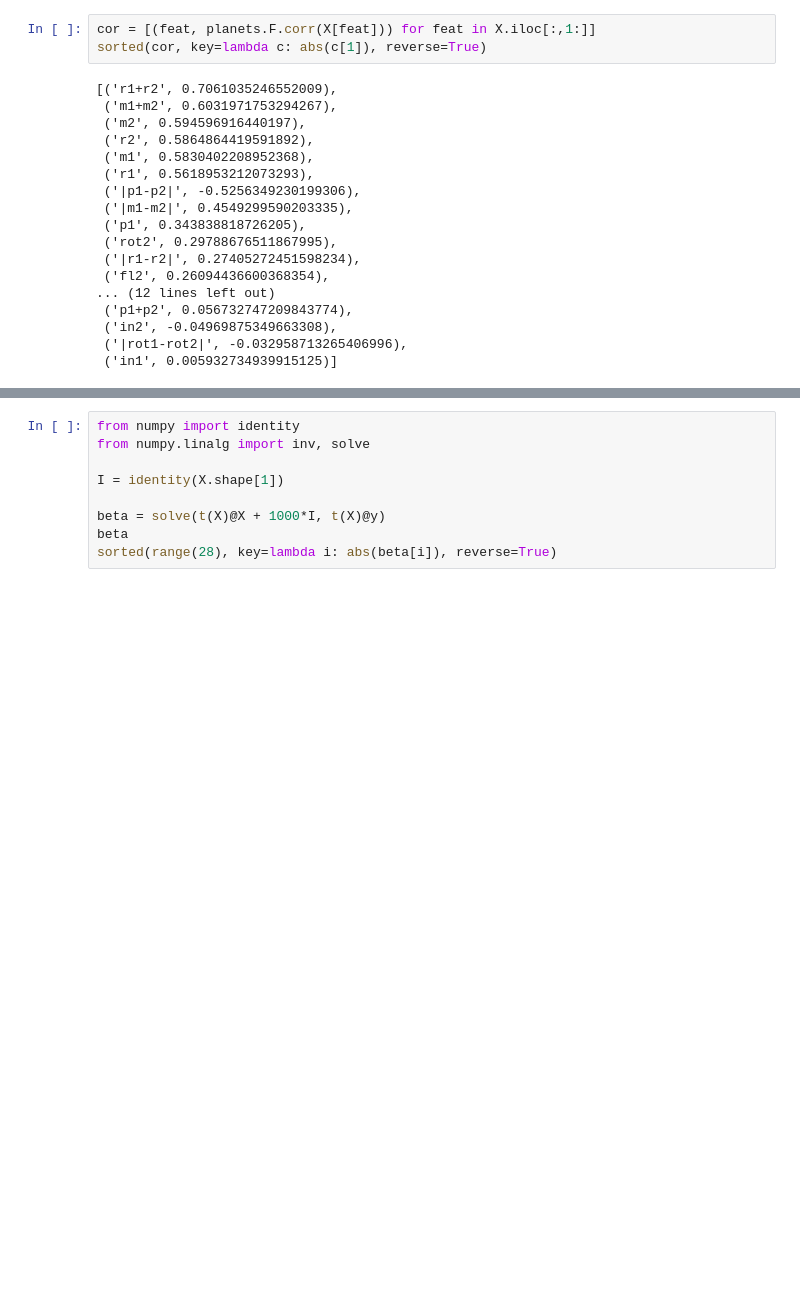
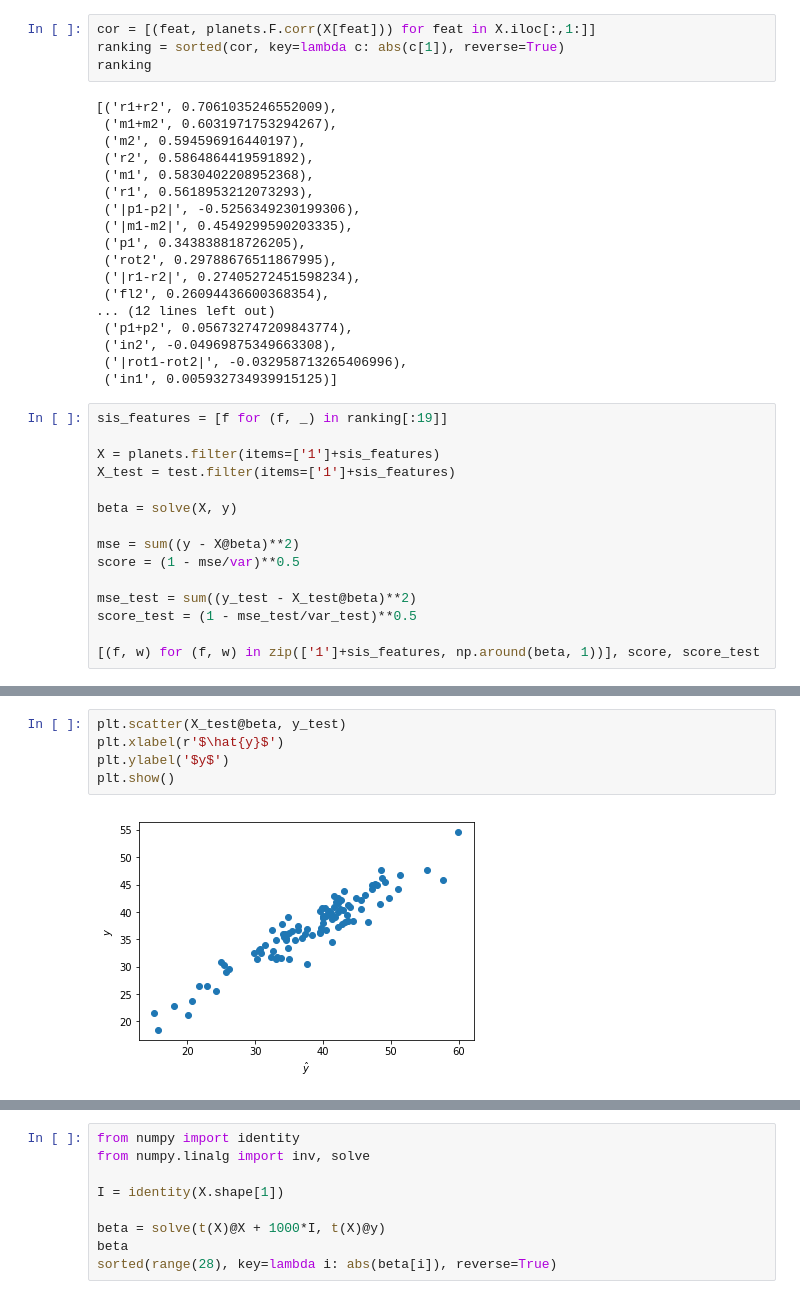
Before and after one commit to marioboley/learning_with_many_features, a Jupyter notebook: corr_learning.ipynb, the cells around one changed output, grey strips where cells are left out. Drawn from its saved outputs; the diff is of its cells as text; blank space fills up the shorter version.

```diff
--- a/corr_learning.ipynb
+++ b/corr_learning.ipynb
@@ -364,7 +364,8 @@ We discussed the correlation coefficient
 $$r_{x,y} = \frac{s_{x,y}}{s_x s_y}$$
 # %%
 cor = [(feat, planets.F.corr(X[feat])) for feat in X.iloc[:,1:]]
-sorted(cor, key=lambda c: abs(c[1]), reverse=True)
+ranking = sorted(cor, key=lambda c: abs(c[1]), reverse=True)
+ranking
 # %% [output]
 [('r1+r2', 0.7061035246552009),
  ('m1+m2', 0.6031971753294267),
@@ -383,3 +384,18 @@ sorted(cor, key=lambda c: abs(c[1]), reverse=True)
  ('in2', -0.04969875349663308),
  ('|rot1-rot2|', -0.032958713265406996),
  ('in1', 0.005932734939915125)]
+# %%
+sis_features = [f for (f, _) in ranking[:19]]
+
+X = planets.filter(items=['1']+sis_features)
+X_test = test.filter(items=['1']+sis_features)
+
+beta = solve(X, y)
+
+mse = sum((y - X@beta)**2)
+score = (1 - mse/var)**0.5
+
+mse_test = sum((y_test - X_test@beta)**2)
+score_test = (1 - mse_test/var_test)**0.5
+
+[(f, w) for (f, w) in zip(['1']+sis_features, np.around(beta, 1))], score, score_test
@@ -385,0 +420,7 @@ sorted(cor, key=lambda c: abs(c[1]), reverse=True)
+# %%
+plt.scatter(X_test@beta, y_test)
+plt.xlabel(r'$\hat{y}$')
+plt.ylabel('$y$')
+plt.show()
+# %% [output]
+[figure, added]
```
Also changed, not shown: parts of 8 cells of this notebook.
